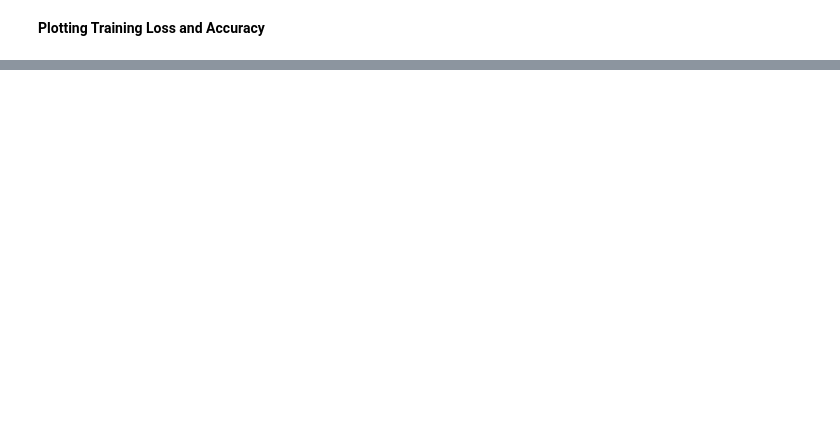
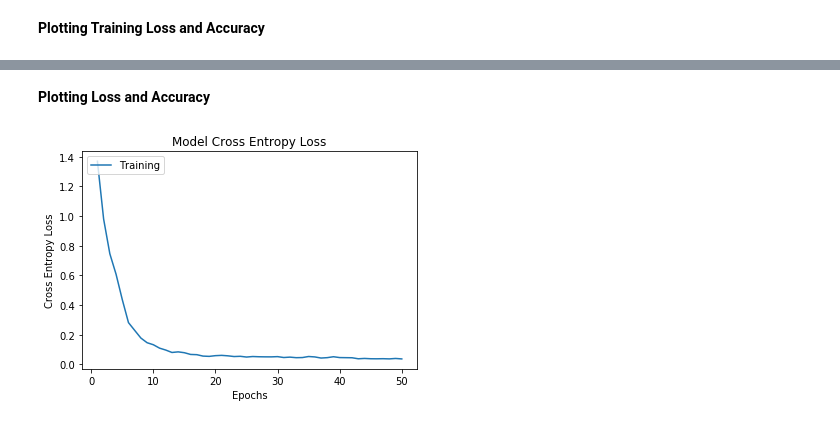
Before and after one commit to rkj26/textClassifier, a Jupyter notebook: classifier.ipynb, the cells around one changed output, grey strips where cells are left out. Saved outputs shown, nothing was run; the diff lists cells and outputs as text; code cells hidden in the pictures; blank space fills up the shorter version.

```diff
--- a/classifier.ipynb
+++ b/classifier.ipynb
@@ -426,0 +440,16 @@ weighted avg       0.87      0.86      0.86       400
+# %%
+num_epochs = 50
+scores = []
+for train, test in kfold.split(padded, y_train):
+  model = tf.keras.Sequential([
+    tf.keras.layers.Embedding(vocab_size, embedding_dim, input_length=max_length),
+    tf.keras.layers.Bidirectional(tf.keras.layers.LSTM(32, return_sequences=True)),
+    tf.keras.layers.Bidirectional(tf.keras.layers.LSTM(16)),
+    tf.keras.layers.Dense(8, activation='relu'),
+    tf.keras.layers.Dense(4, activation='softmax')])
+  model.compile(loss='sparse_categorical_crossentropy',optimizer='adam',metrics=['accuracy'])
+  model.fit(padded[train], y_train[train], epochs=num_epochs, verbose=0)
+  score = model.evaluate(padded[test], y_train[test], verbose=0)
+  print("%s: %.2f%%" % ('Accuracy', score[1]*100))
+  scores.append(score[1]*100)
+print("%.2f%% (+/- %.2f%%)" % (np.mean(scores), np.std(scores)))
@@ -426,0 +465,9 @@ weighted avg       0.87      0.86      0.86       400
+# %%
+model = tf.keras.Sequential([
+    tf.keras.layers.Embedding(vocab_size, embedding_dim, input_length=max_length),
+    tf.keras.layers.Bidirectional(tf.keras.layers.LSTM(32, return_sequences=True)),
+    tf.keras.layers.Bidirectional(tf.keras.layers.LSTM(16)),
+    tf.keras.layers.Dense(8, activation='relu'),
+    tf.keras.layers.Dense(4, activation='softmax')])
+model.compile(loss='sparse_categorical_crossentropy',optimizer='adam',metrics=['accuracy'])
+model.summary()
@@ -426,0 +493,13 @@ weighted avg       0.87      0.86      0.86       400
+# %%
+r = model.fit(padded, y_train, epochs=num_epochs,verbose=0)
+# %% [markdown]
+**Plotting Loss and Accuracy**
+# %%
+sns.lineplot(x=range(1,num_epochs+1),y=r.history['loss'])
+#sns.lineplot(x=range(1,50+1),y=r.history['val_loss'])
+plt.title('Model Cross Entropy Loss')
+plt.ylabel('Cross Entropy Loss')
+plt.xlabel('Epochs')
+plt.legend(['Training'], loc='upper left');
+# %% [output]
+[figure, added]
```
Also changed, not shown: parts of 40 cells of this notebook.
